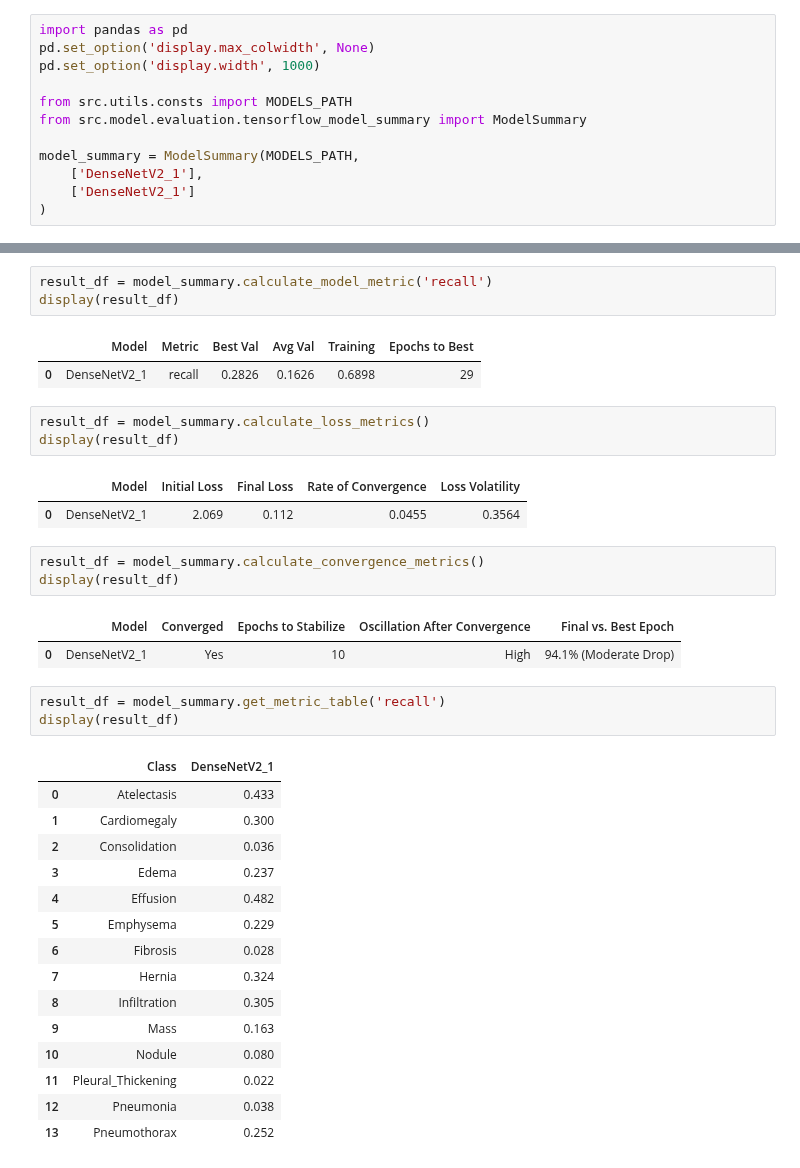
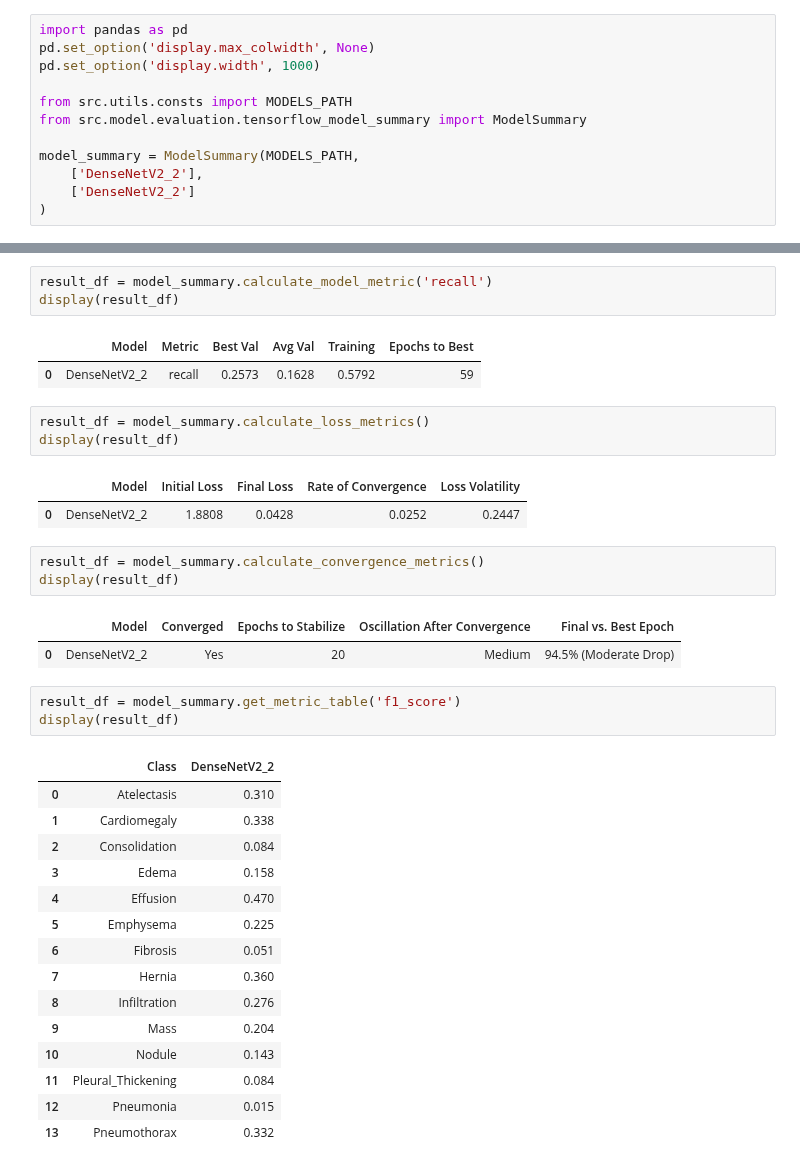
Before and after one commit to Argonus/codebook, a Jupyter notebook: studies/bachelor-thesis/notebooks/evaluation/ModelSummary.ipynb, the cells around one changed output, grey strips where cells are left out. Cells and saved outputs as stored; diff of their text form.

```diff
--- a/studies/bachelor-thesis/notebooks/evaluation/ModelSummary.ipynb
+++ b/studies/bachelor-thesis/notebooks/evaluation/ModelSummary.ipynb
@@ -7,6 +7,6 @@ from src.utils.consts import MODELS_PATH
 from src.model.evaluation.tensorflow_model_summary import ModelSummary
 
 model_summary = ModelSummary(MODELS_PATH,
-    ['DenseNetV2_1'],
-    ['DenseNetV2_1']
+    ['DenseNetV2_2'],
+    ['DenseNetV2_2']
 )
@@ -15,36 +27,36 @@ result_df = model_summary.calculate_model_metric('recall')
 display(result_df)
 # %% [output]
 |  | Model | Metric | Best Val | Avg Val | Training | Epochs to Best |
-| 0 | DenseNetV2_1 | recall | 0.2826 | 0.1626 | 0.6898 | 29 |
+| 0 | DenseNetV2_2 | recall | 0.2573 | 0.1628 | 0.5792 | 59 |
 # %%
 result_df = model_summary.calculate_loss_metrics()
 display(result_df)
 # %% [output]
 |  | Model | Initial Loss | Final Loss | Rate of Convergence | Loss Volatility |
-| 0 | DenseNetV2_1 | 2.069 | 0.112 | 0.0455 | 0.3564 |
+| 0 | DenseNetV2_2 | 1.8808 | 0.0428 | 0.0252 | 0.2447 |
 # %%
 result_df = model_summary.calculate_convergence_metrics()
 display(result_df)
 # %% [output]
 |  | Model | Converged | Epochs to Stabilize | Oscillation After Convergence | Final vs. Best Epoch |
-| 0 | DenseNetV2_1 | Yes | 10 | High | 94.1% (Moderate Drop) |
+| 0 | DenseNetV2_2 | Yes | 20 | Medium | 94.5% (Moderate Drop) |
 # %%
-result_df = model_summary.get_metric_table('recall')
+result_df = model_summary.get_metric_table('f1_score')
 display(result_df)
 # %% [output]
-|  | Class | DenseNetV2_1 |
-| 0 | Atelectasis | 0.433 |
-| 1 | Cardiomegaly | 0.300 |
-| 2 | Consolidation | 0.036 |
-| 3 | Edema | 0.237 |
-| 4 | Effusion | 0.482 |
-| 5 | Emphysema | 0.229 |
-| 6 | Fibrosis | 0.028 |
-| 7 | Hernia | 0.324 |
-| 8 | Infiltration | 0.305 |
-| 9 | Mass | 0.163 |
-| 10 | Nodule | 0.080 |
-| 11 | Pleural_Thickening | 0.022 |
-| 12 | Pneumonia | 0.038 |
-| 13 | Pneumothorax | 0.252 |
+|  | Class | DenseNetV2_2 |
+| 0 | Atelectasis | 0.310 |
+| 1 | Cardiomegaly | 0.338 |
+| 2 | Consolidation | 0.084 |
+| 3 | Edema | 0.158 |
+| 4 | Effusion | 0.470 |
+| 5 | Emphysema | 0.225 |
+| 6 | Fibrosis | 0.051 |
+| 7 | Hernia | 0.360 |
+| 8 | Infiltration | 0.276 |
+| 9 | Mass | 0.204 |
+| 10 | Nodule | 0.143 |
+| 11 | Pleural_Thickening | 0.084 |
+| 12 | Pneumonia | 0.015 |
+| 13 | Pneumothorax | 0.332 |
 # %%
```
Also changed, not shown: parts of 2 cells of this notebook, 10 other files.
